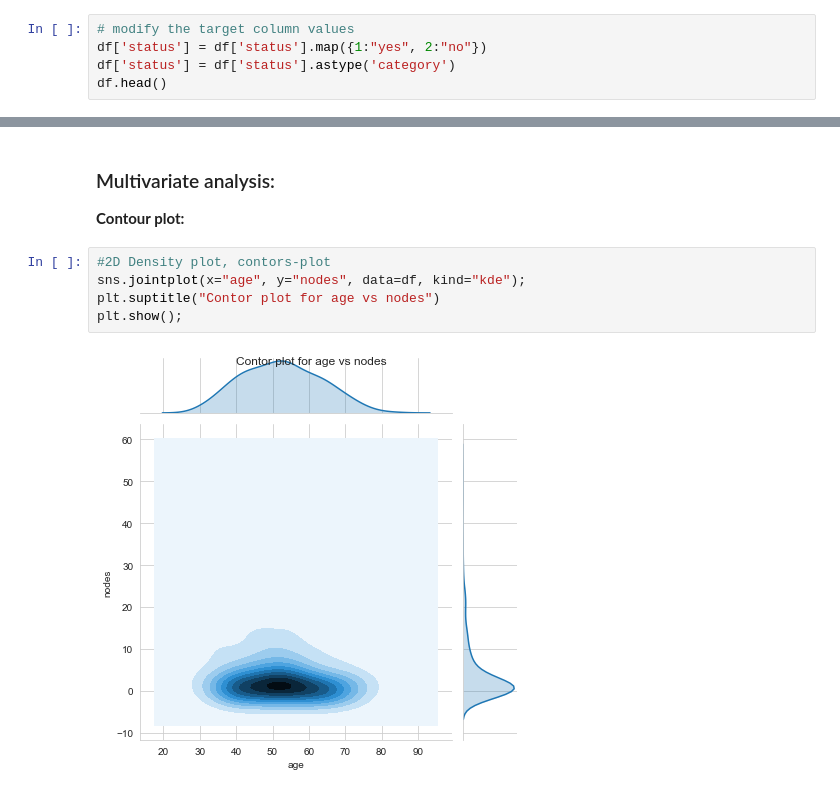
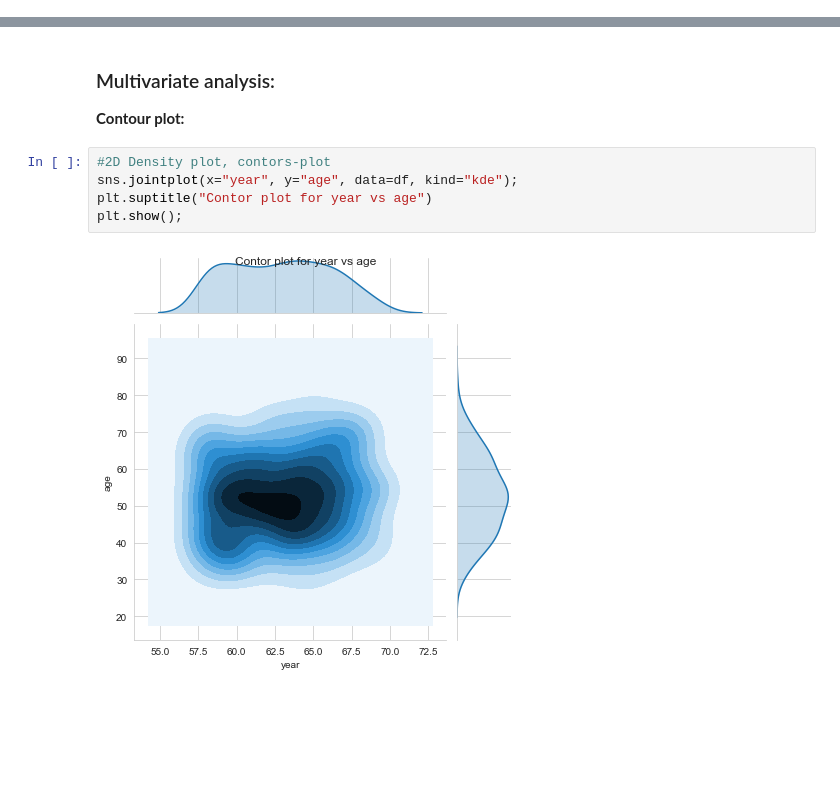
Before and after one commit to ram-ch/MachineLearning, a Jupyter notebook: Notebooks/Exploratory Data Analysis on Haberman Dataset.ipynb, the cells around one changed output, grey strips where cells are left out. Drawn from its saved outputs; the diff is of its cells as text; blank space fills up the shorter version.

```diff
--- a/Notebooks/Exploratory Data Analysis on Haberman Dataset.ipynb
+++ b/Notebooks/Exploratory Data Analysis on Haberman Dataset.ipynb
@@ -346,7 +376,2 @@ None of the features can distinctly explain the status of the patients, since th
 # %% [markdown]
 **pair plots:**
-# %%
-# modify the target column values
-df['status'] = df['status'].map({1:"yes", 2:"no"})
-df['status'] = df['status'].astype('category')
-df.head()
@@ -374,8 +392,8 @@ plt.show()
 **Contour plot:**
 # %%
 #2D Density plot, contors-plot
-sns.jointplot(x="age", y="nodes", data=df, kind="kde");
-plt.suptitle("Contor plot for age vs nodes")
+sns.jointplot(x="year", y="age", data=df, kind="kde");
+plt.suptitle("Contor plot for year vs age")
 plt.show();
 # %% [output]
-[figure, old version]
+[figure, new version]
```
Also changed, not shown: parts of 26 cells of this notebook.
